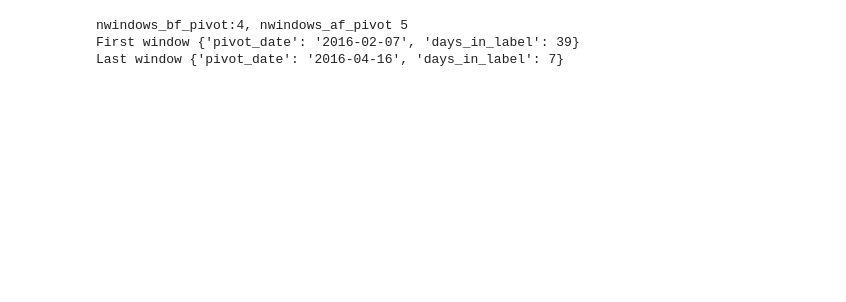
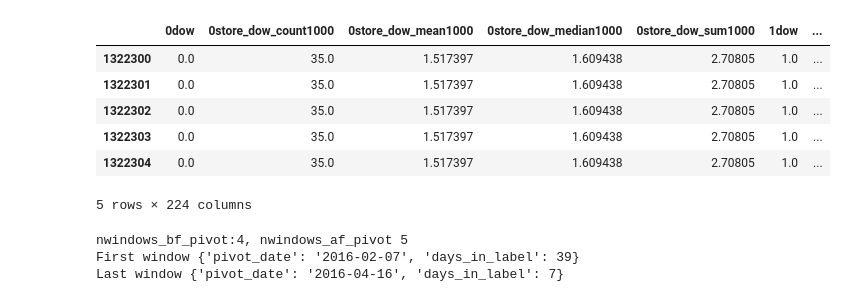
Before and after one commit to xiaochuan-du/ml_utils, a Jupyter notebook: proj/RRVF/feat_lab.ipynb, the cells around one changed output. Cells and saved outputs as stored; diff of their text form; code cells hidden in the pictures; blank space fills up the shorter version.

```diff
--- a/proj/RRVF/feat_lab.ipynb
+++ b/proj/RRVF/feat_lab.ipynb
@@ -12,0 +16,10 @@ import math
+# %%
+feas.tail()
+# %% [output]
+|  | 0dow | 0store_dow_count1000 | 0store_dow_mean1000 | 0store_dow_median1000 | 0store_dow_sum1000 | 1dow | ... |
+| 1322300 | 0.0 | 35.0 | 1.517397 | 1.609438 | 2.70805 | 1.0 | ... |
+| 1322301 | 0.0 | 35.0 | 1.517397 | 1.609438 | 2.70805 | 1.0 | ... |
+| 1322302 | 0.0 | 35.0 | 1.517397 | 1.609438 | 2.70805 | 1.0 | ... |
+| 1322303 | 0.0 | 35.0 | 1.517397 | 1.609438 | 2.70805 | 1.0 | ... |
+| 1322304 | 0.0 | 35.0 | 1.517397 | 1.609438 | 2.70805 | 1.0 | ... |
+5 rows × 224 columns
```
Also changed, not shown: parts of 5 cells of this notebook, 3 other files.
